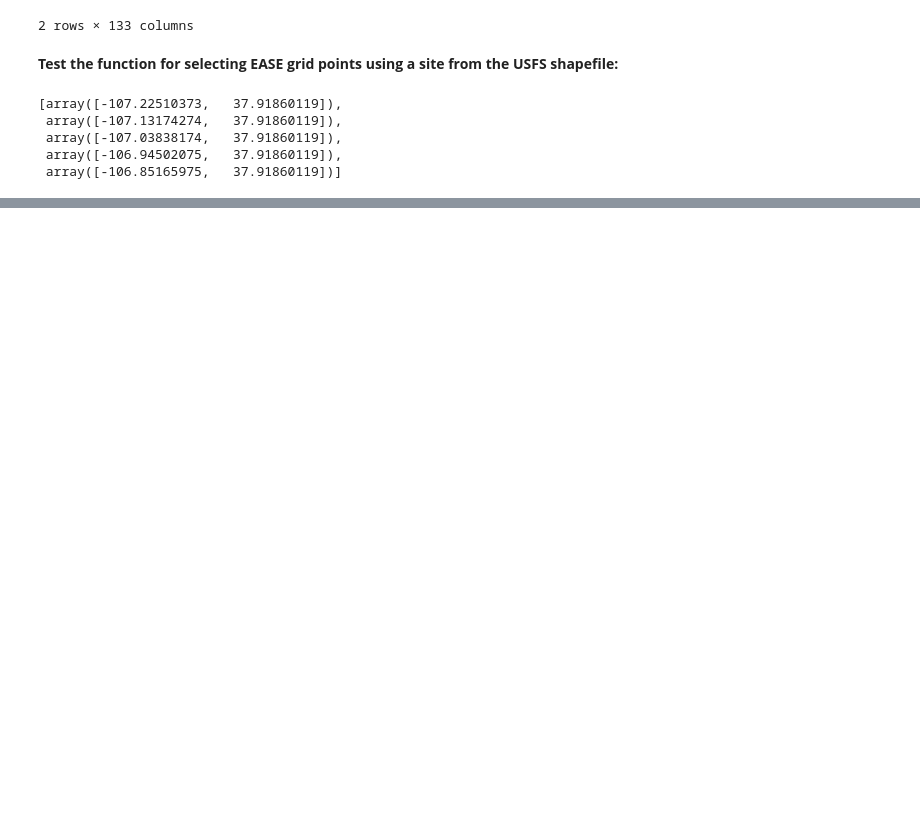
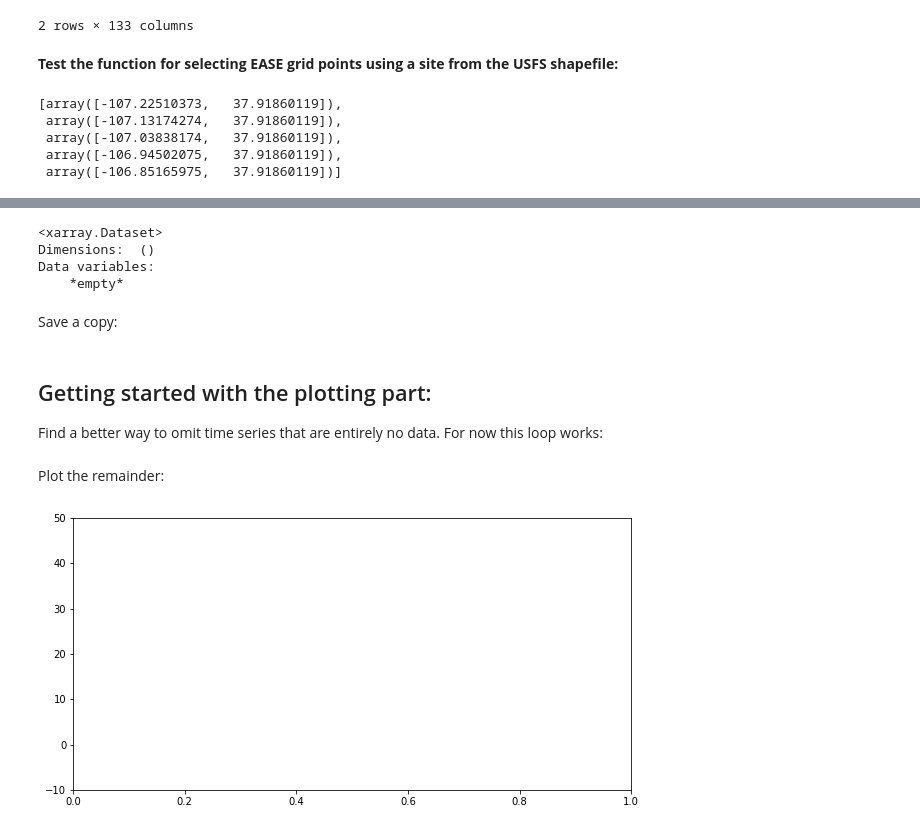
Before and after one commit to jjmcnelis/nasa_usfs_workshop, a Jupyter notebook: day3-tutorial.ipynb, the cells around one changed output, grey strips where cells are left out. Drawn from its saved outputs; the diff is of its cells as text; code cells hidden in the pictures; blank space fills up the shorter version.

Commit message:
cleaned up notebook for tag up meeting

```diff
--- a/day3-tutorial.ipynb
+++ b/day3-tutorial.ipynb
@@ -416,12 +336,0 @@ plt.ylim()
-# %%
-%matplotlib notebook
-plt.rcParams['figure.figsize'] = [10, 20]
-
-fig, axes = plt.subplots(nrows=len(plotable))
-for i, dataset in enumerate(plotable):
-    data = plotable[dataset]
-    data['Mean'].plot(ax=axes[i])
-
-plt.set_yscale('log')
-plt.tight_layout()
-plt.draw()
@@ -547,0 +450,8 @@ print(geojsonpt.format(lat="30", lon="-90", properties="{}"))
+# %%
+dsmerges = {}
+for ds in smvds.index.tolist():
+    try:
+        dslist = [d["data"][ds] for s,d in samples["pts"].items()]
+        dsmerges[ds] = xr.concat(dslist, "sample")
+    except:
+        print("Failed to concat "+str(ds)+". May be entirely nodata.")
@@ -547,0 +478,10 @@ print(geojsonpt.format(lat="30", lon="-90", properties="{}"))
+# %%
+complete_dataset = xr.merge(dsmerges.values())
+complete_dataset
+# %% [output]
+<xarray.Dataset>
+Dimensions:  ()
+Data variables:
+    *empty*
+# %% [markdown]
+Save a copy:
@@ -547,0 +490,30 @@ print(geojsonpt.format(lat="30", lon="-90", properties="{}"))
+# %% [markdown]
+## Getting started with the plotting part:
+
+Find a better way to omit time series that are entirely no data. For now this loop works:
+# %%
+plotseries = {}
+for array in complete_dataset:
+    if array is "sample_name":
+        pass
+    else:
+        array_mean = complete_dataset[array].mean().data
+        if np.isnan(array_mean):
+            print("Skipping: "+array)
+        else:
+            plotseries[array] = complete_dataset[array]
+# %% [markdown]
+Plot the remainder:
+# %%
+%matplotlib inline
+plt.rcParams['figure.figsize'] = [10, 5]
+
+fig = plt.figure()
+for name, data in plotseries.items():
+    if "mean" in name:
+        data[0].plot()
+
+plt.ylim(top=50, bottom=-10)
+plt.draw()
+# %% [output]
+[figure, added]
```
Also changed, not shown: parts of 53 cells of this notebook, 25 other files.
